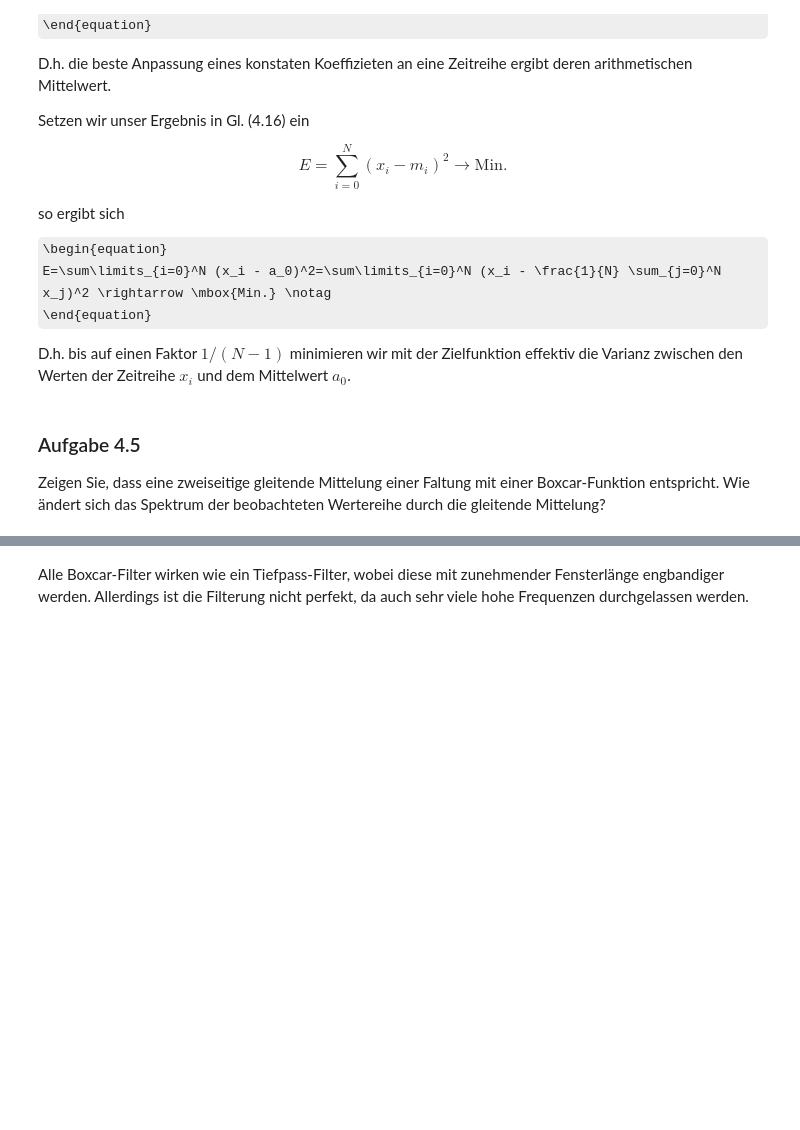
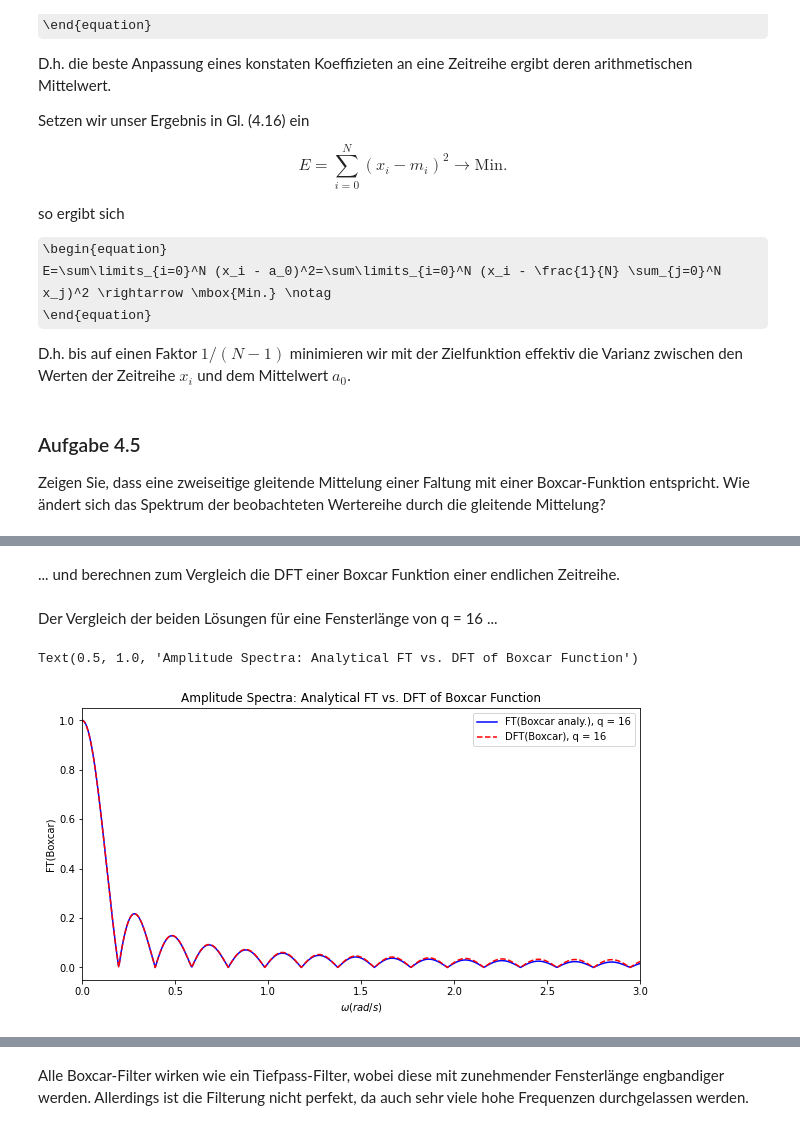
Before and after one commit to daniel-koehn/Geophysikalische-Signalverarbeitung, a Jupyter notebook: exercises/Ex_04.ipynb, the cells around one changed output, grey strips where cells are left out. Cells and saved outputs as stored; diff of their text form; code cells hidden in the pictures; some formulas as TeX source; blank space fills up the shorter version.

```diff
--- a/exercises/Ex_04.ipynb
+++ b/exercises/Ex_04.ipynb
@@ -310,3 +311,48 @@ def box_spec(q):
 
     return w, DFT
+# %% [markdown]
+... und berechnen zum Vergleich die DFT einer Boxcar Funktion einer endlichen Zeitreihe.
+# %%
+def box_spec_DFT(q):
+
+    # Define parameters
+    N = 32*q
+    dt = 1
+
+    rect = np.zeros(N)
+    rect[0:2*q] = 1./(2*q)
+
+    DFT = np.fft.fft(rect)
+
+    # estimate frequencies
+    freq = np.fft.fftfreq(N, d=dt)
+    w = 2.*np.pi*freq
+
+    # swap positive and negative parts of the FFT / frequencies using fftshift for
+    # correct amplitude spectrum plot of negative and positive frequencies
+    DFT = np.fft.fftshift(DFT)
+    w = np.fft.fftshift(w)
+
+    return w, DFT
+# %% [markdown]
+Der Vergleich der beiden Lösungen für eine Fensterlänge von q = 16 ...
+# %%
+# Compare analytical Solution with DFT Solution with q = 16
+w, DFT16_cont = box_spec_cont(16)
+w1, DFT16_1 = box_spec_DFT(16)
+
+# Initialize Plots
+plt.figure(figsize=(10,5))
+
+# Plot time series
+plt.plot(w, np.abs(DFT16_cont), 'b-', label = r'FT(Boxcar analy.), q = 16')
+plt.plot(w1, np.abs(DFT16_1), 'r--', label = r'DFT(Boxcar), q = 16')
+plt.xlim(0,3)
+plt.xlabel(r'$\omega (rad/s)$')
+plt.ylabel('FT(Boxcar)')
+plt.legend()
+plt.title('Amplitude Spectra: Analytical FT vs. DFT of Boxcar Function')
+# %% [output]
+Text(0.5, 1.0, 'Amplitude Spectra: Analytical FT vs. DFT of Boxcar Function')
+[figure, added]
 # %% [markdown]
```
Also changed, not shown: parts of 5 cells of this notebook.
